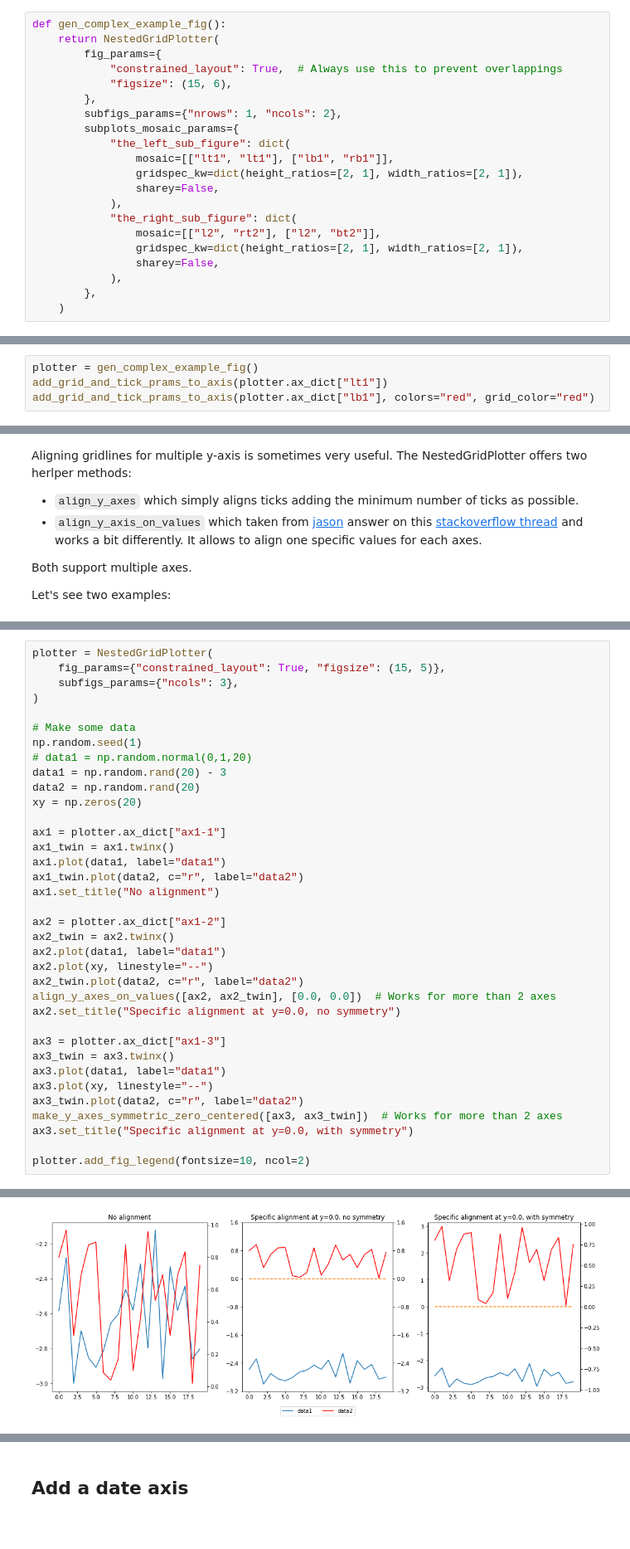
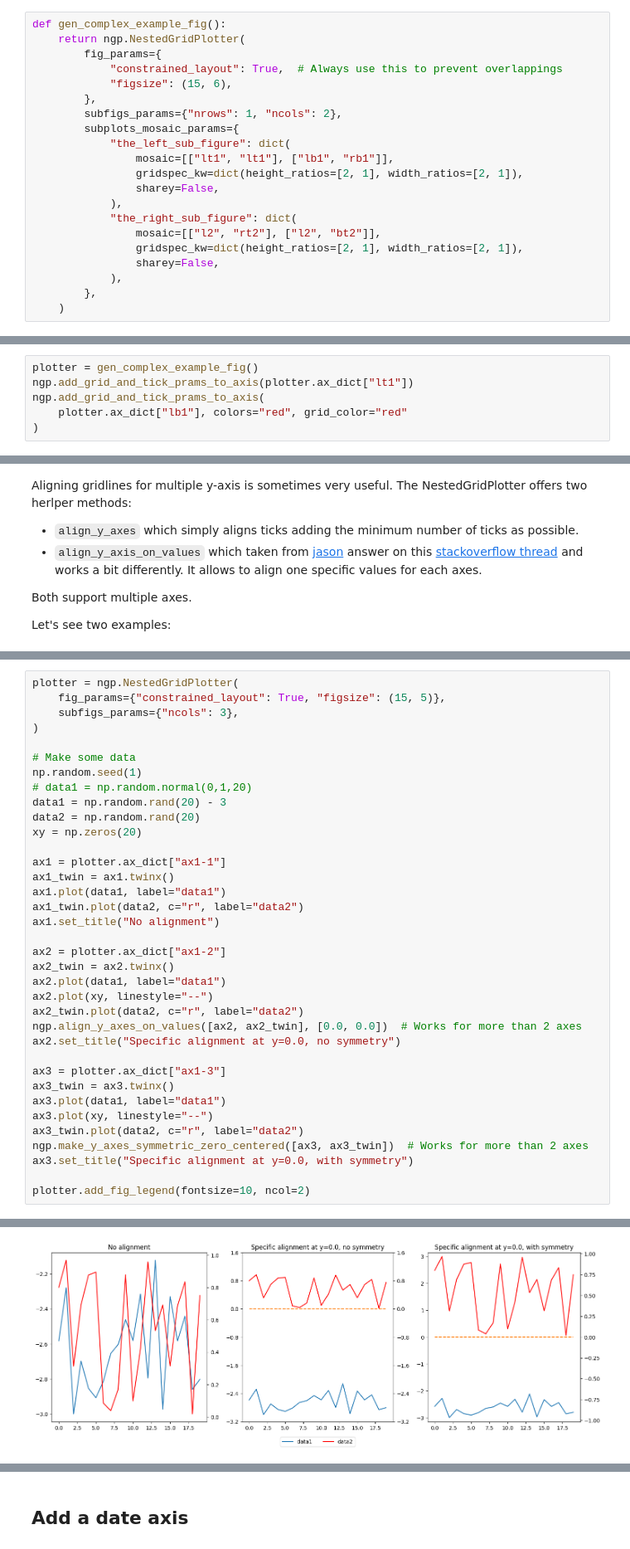
Before and after one commit to antoinecollet5/nested_grid_plotter, a Jupyter notebook: tutorials/utils.ipynb, the cells around one changed output, grey strips where cells are left out. Shown at 83% size. Cells and saved outputs as stored; diff of their text form.

```diff
--- a/tutorials/utils.ipynb
+++ b/tutorials/utils.ipynb
@@ -52,7 +39,7 @@ plt.rcParams.update(new_rc_params)
 For the following tutorials, let's create a general function to generate such complex plot.
 # %%
 def gen_complex_example_fig():
-    return NestedGridPlotter(
+    return ngp.NestedGridPlotter(
         fig_params={
             "constrained_layout": True,  # Always use this to prevent overlappings
             "figsize": (15, 6),
@@ -89,8 +76,10 @@ print(replace_bad_path_characters(badfilename, repchar="-"))
 This is add a grid to a specific axis and configure it thick params. It takes the same input as `Axes.thick_params` with some default parameters.
 # %%
 plotter = gen_complex_example_fig()
-add_grid_and_tick_prams_to_axis(plotter.ax_dict["lt1"])
-add_grid_and_tick_prams_to_axis(plotter.ax_dict["lb1"], colors="red", grid_color="red")
+ngp.add_grid_and_tick_prams_to_axis(plotter.ax_dict["lt1"])
+ngp.add_grid_and_tick_prams_to_axis(
+    plotter.ax_dict["lb1"], colors="red", grid_color="red"
+)
 # %% [output]
 [figure]
 # %% [markdown]
@@ -273,5 +266,5 @@ Text(0.5, 1.0, 'Specific alignment with no values')
 # %%
-plotter = NestedGridPlotter(
+plotter = ngp.NestedGridPlotter(
     fig_params={"constrained_layout": True, "figsize": (15, 5)},
     subfigs_params={"ncols": 3},
 )
@@ -281,33 +274,33 @@ np.random.seed(1)
 # data1 = np.random.normal(0,1,20)
 data1 = np.random.rand(20) - 3
 data2 = np.random.rand(20)
 xy = np.zeros(20)
 
 ax1 = plotter.ax_dict["ax1-1"]
 ax1_twin = ax1.twinx()
 ax1.plot(data1, label="data1")
 ax1_twin.plot(data2, c="r", label="data2")
 ax1.set_title("No alignment")
 
 ax2 = plotter.ax_dict["ax1-2"]
 ax2_twin = ax2.twinx()
 ax2.plot(data1, label="data1")
 ax2.plot(xy, linestyle="--")
 ax2_twin.plot(data2, c="r", label="data2")
-align_y_axes_on_values([ax2, ax2_twin], [0.0, 0.0])  # Works for more than 2 axes
+ngp.align_y_axes_on_values([ax2, ax2_twin], [0.0, 0.0])  # Works for more than 2 axes
 ax2.set_title("Specific alignment at y=0.0, no symmetry")
 
 ax3 = plotter.ax_dict["ax1-3"]
 ax3_twin = ax3.twinx()
 ax3.plot(data1, label="data1")
 ax3.plot(xy, linestyle="--")
 ax3_twin.plot(data2, c="r", label="data2")
-make_y_axes_symmetric_zero_centered([ax3, ax3_twin])  # Works for more than 2 axes
+ngp.make_y_axes_symmetric_zero_centered([ax3, ax3_twin])  # Works for more than 2 axes
 ax3.set_title("Specific alignment at y=0.0, with symmetry")
 
 plotter.add_fig_legend(fontsize=10, ncol=2)
 # %% [output]
 ([<matplotlib.lines.Line2D at 0x...>,
   <matplotlib.lines.Line2D at 0x...>],
  ['data1', 'data2'])
-[figure, old version]
+[figure, new version]
```
Also changed, not shown: parts of 14 cells of this notebook, 3 other files.
